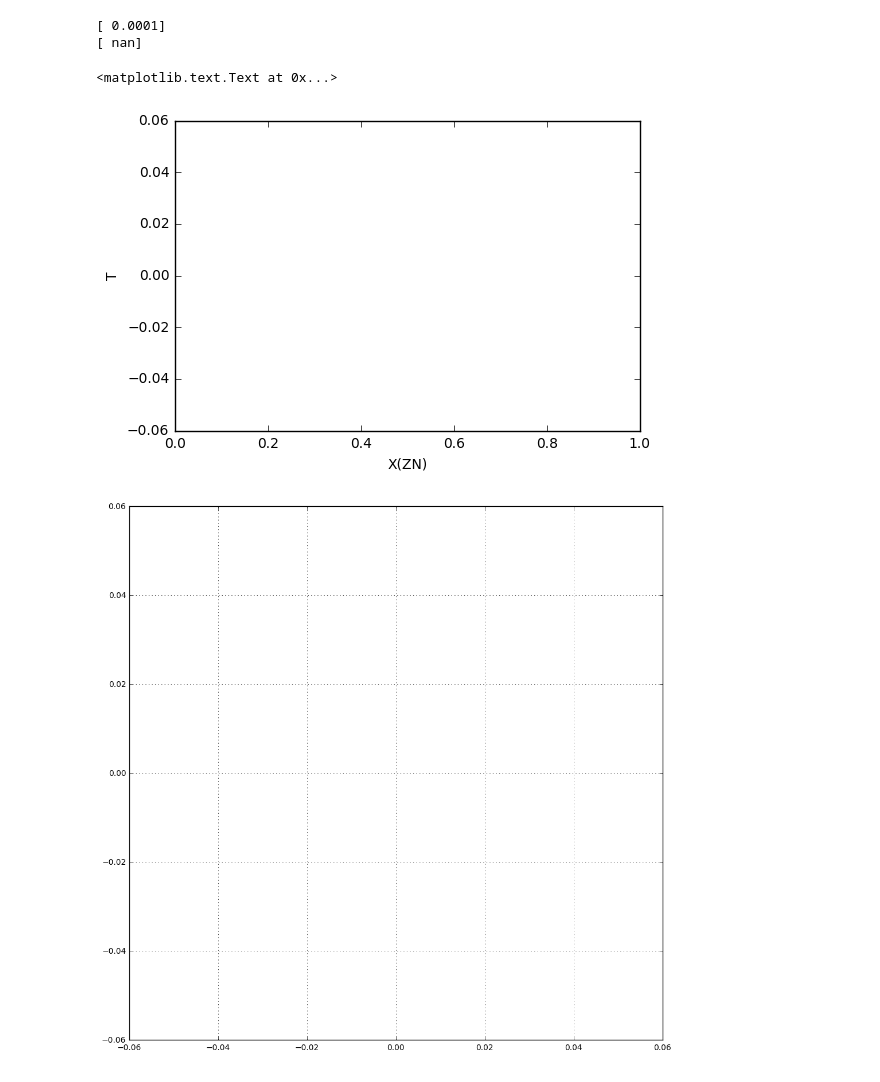
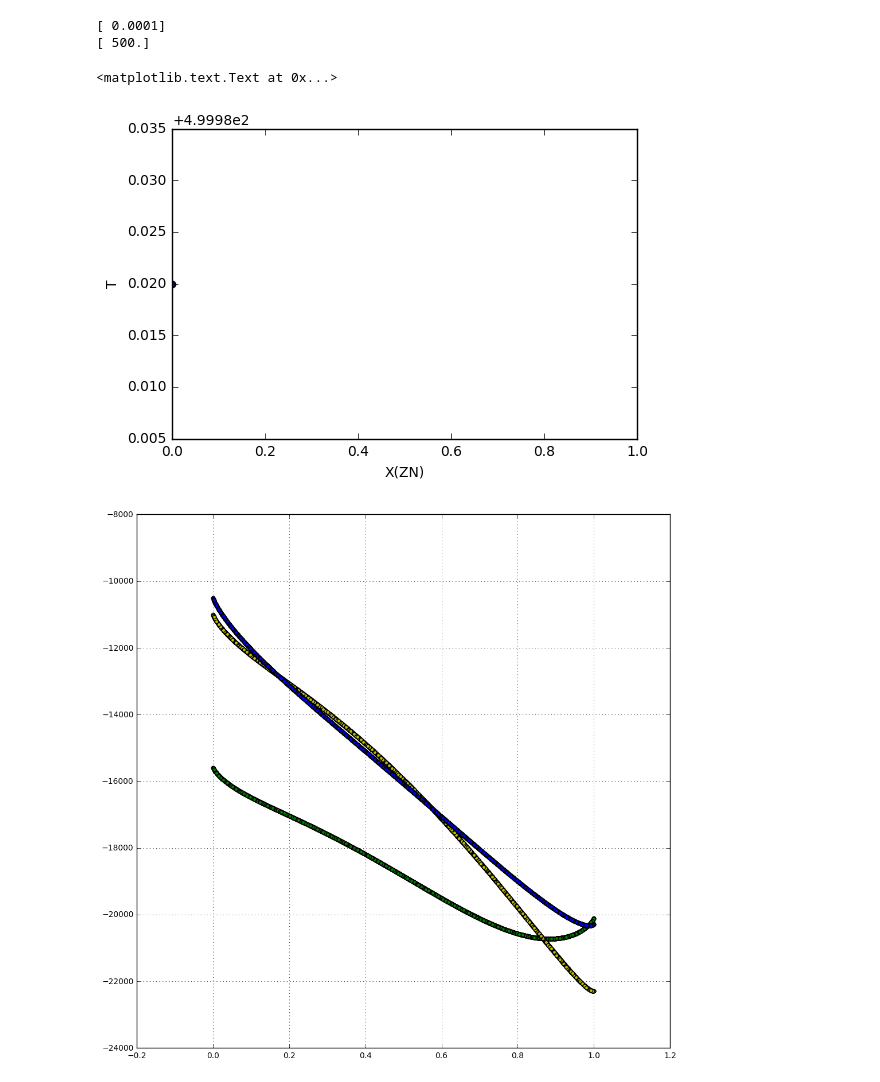
Before and after one commit to richardotis/pycalphad-sandbox, a Jupyter notebook: NP-Conditions.ipynb, the cells around one changed output. Drawn from its saved outputs; the diff is of its cells as text; code cells hidden in the pictures.

```diff
--- a/NP-Conditions.ipynb
+++ b/NP-Conditions.ipynb
@@ -12,7 +12,7 @@ class ProblemSaver(InteriorPointSolver):
         self.saved_problem[0] = prob
         self.verbose = True
         return super(ProblemSaver, self).solve(prob)
-v.T.default_value = 300
+v.T.default_value = 930
 eq2 = equilibrium(dbf, ['AL', 'ZN', 'VA'], ['FCC_A1', 'LIQUID', 'HCP_A3'],
                  {v.X('ZN'): 1e-4, v.NP('LIQUID'): 1e-4,
                   v.P: 1e5}, verbose=False, solver=ProblemSaver())
@@ -73,9 +73,9 @@ plt.xlabel('X(ZN)')
 plt.ylabel('T')
 # %% [output]
 [ 0.0001]
-[ nan]
+[ 500.]
 <matplotlib.text.Text at 0x...>
-[figure, old version]
+[figure, new version]
 # %%
 fcc = calculate(dbf, ['AL', 'ZN', 'VA'], 'FCC_A1',
                  T=float(eq2['T']), P=1e5)
@@ -86,19 +86,19 @@ liq = calculate(dbf, ['AL', 'ZN', 'VA'], 'LIQUID',
 # %%
 %matplotlib inline
 import matplotlib.pyplot as plt
 import numpy as np
 plt.figure(figsize=(12,12))
 plt.scatter(fcc.X.sel(component='ZN').values.flatten(),
             fcc.GM.values.flatten(), c='g')
 plt.scatter(hcp.X.sel(component='ZN').values.flatten(),
             hcp.GM.values.flatten(), c='y')
 plt.scatter(liq.X.sel(component='ZN').values.flatten(),
             liq.GM.values.flatten(), c='b')
 plt.plot([0,1], eq2.MU.values.flatten())
-plt.scatter([0.1], [float(eq2.GM)])
+plt.scatter([1e-4], [float(eq2.GM)])
 plt.grid(True)
 # %% [output]
-[figure, old version]
+[figure, new version]
 # %%
 eq2.Y
 # %% [output]
```
Also changed, not shown: parts of 10 cells of this notebook.
